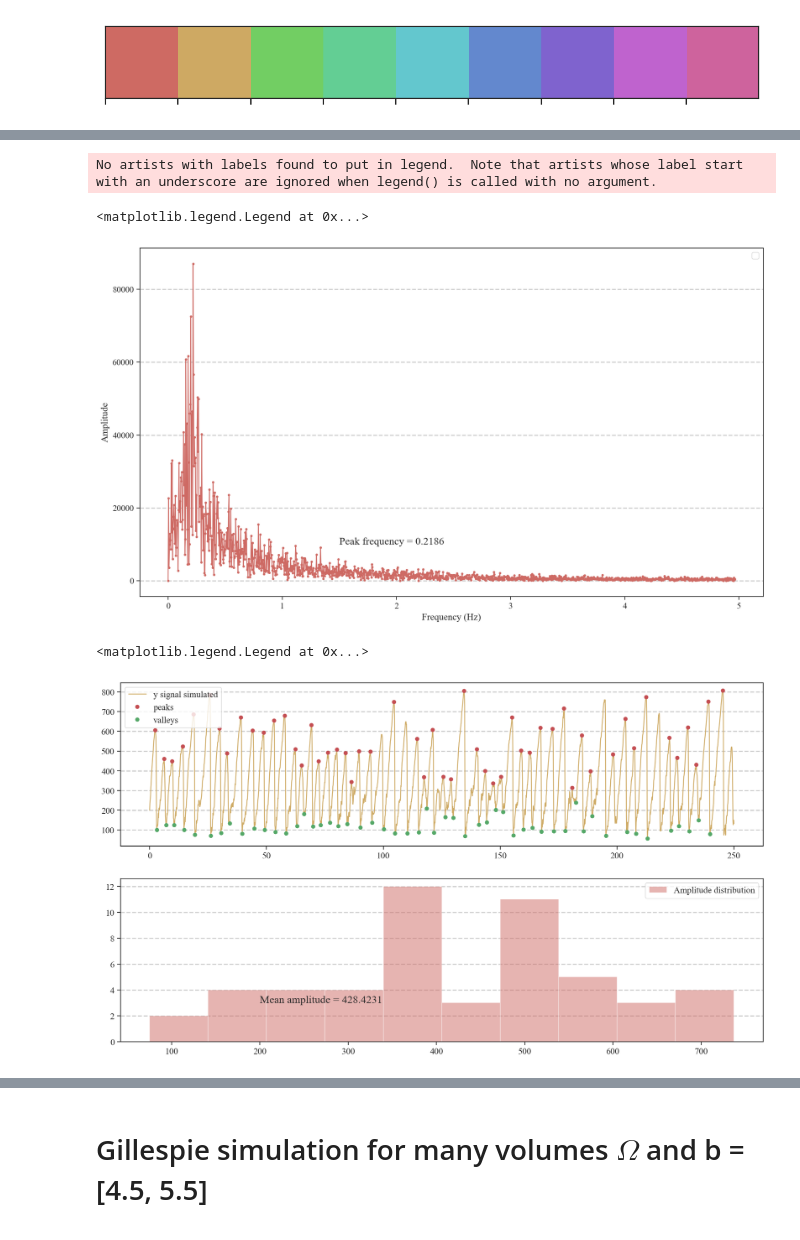
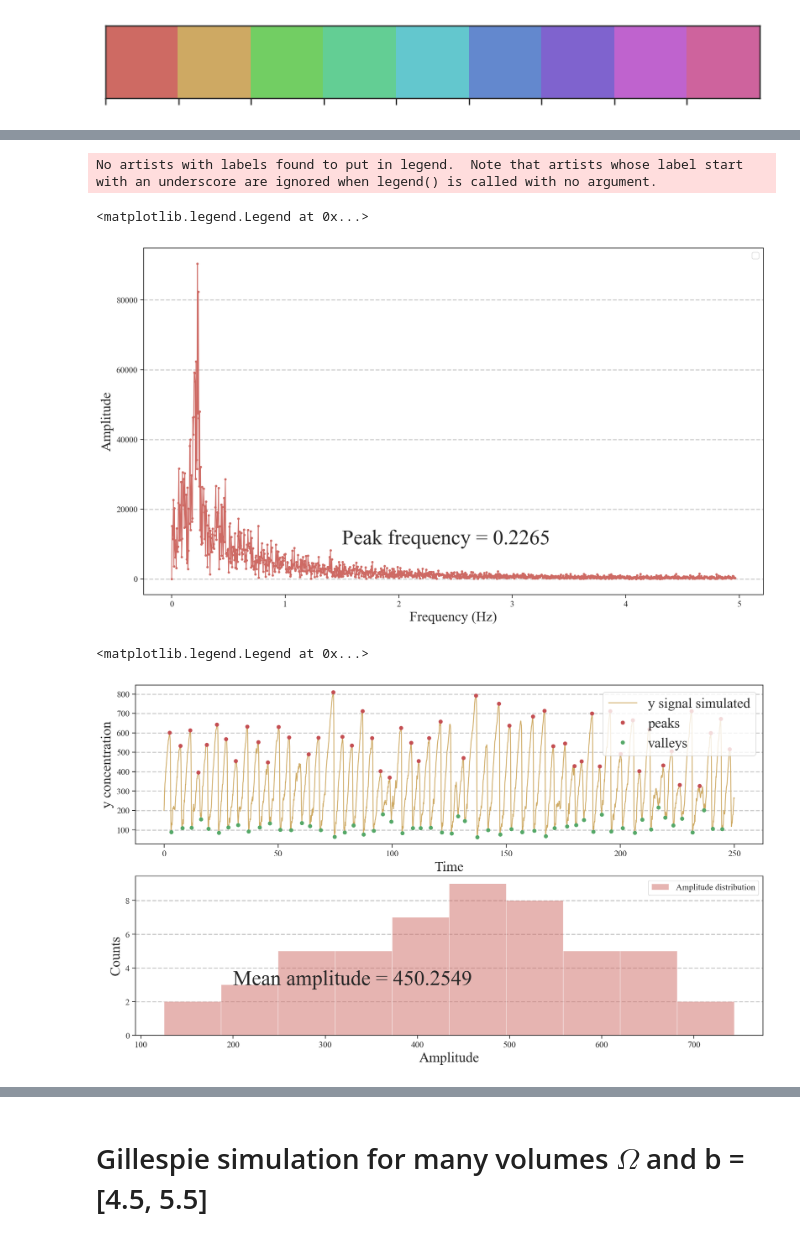
Before and after one commit to nielsdavidsen/PUK_2024, a Jupyter notebook: gillespie_sim.ipynb, the cells around one changed output, grey strips where cells are left out. Drawn from its saved outputs; the diff is of its cells as text; code cells hidden in the pictures.

```diff
--- a/gillespie_sim.ipynb
+++ b/gillespie_sim.ipynb
@@ -132,7 +131,7 @@ t_max = 250
 
 # Setting parameters
 a = 2
-b = 5.5
+b = 4.5
 c = 1
 d = 1
 
@@ -286,8 +288,8 @@ freq, amp, peak_freq = easy_fourier(t_list, y_norm)
 fig, ax = plt.subplots()
 ax.plot(freq, amp, marker='.', ls='-')
 ax.text(1.5, 10000, f'Peak frequency = {peak_freq:.4f}', fontsize=30)
-ax.set_xlabel('Frequency (Hz)')
-ax.set_ylabel('Amplitude')
+ax.set_xlabel('Frequency (Hz)', fontsize=20)
+ax.set_ylabel('Amplitude', fontsize=20)
 ax.legend()
 
 
@@ -300,27 +302,33 @@ ax.legend()
 # %% [output]
 No artists with labels found to put in legend.  Note that artists whose label start with an underscore are ignored when legend() is called with no argument.
 <matplotlib.legend.Legend at 0x...>
-[figure, old version]
+[figure, new version]
 # %%
 t_peaks, y_peaks = peak_find(t_list, y_sim, neigh=20)
 t_valleys, y_valleys= valley_find(t_list, y_sim, neigh=20)
 
 # Match peaks with valleys
 amp = amp_match(t_peaks, y_peaks, t_valleys, y_valleys)
 mean_amp = np.mean(amp)
 
 
 fig, ax = plt.subplots(2, 1)
 ax[0].plot(t_list, y_sim, label='y signal simulated', color=colors[1])
 ax[0].plot(t_peaks, y_peaks, 'ro', label='peaks')
 ax[0].plot(t_valleys, y_valleys, 'go', label='valleys')
-ax[0].legend()
+ax[0].set_xlabel('Time', fontsize=20)
+ax[0].set_ylabel('y concentration', fontsize=20)
+ax[0].legend(fontsize=20)
+
+
 ax[1].hist(amp, bins=10, alpha=0.5, label='Amplitude distribution');
-ax[1].text(200, 3, f'Mean amplitude = {mean_amp:.4f}', fontsize=15)
+ax[1].text(200, 3, f'Mean amplitude = {mean_amp:.4f}', fontsize=30)
+ax[1].set_xlabel('Amplitude', fontsize=20)
+ax[1].set_ylabel('Counts', fontsize=20)
 ax[1].legend()
 # %% [output]
 <matplotlib.legend.Legend at 0x...>
-[figure, old version]
+[figure, new version]
 # %%
 # Defining Gillespie simulation function
 
```
Also changed, not shown: parts of 7 cells of this notebook, 1 other file.
